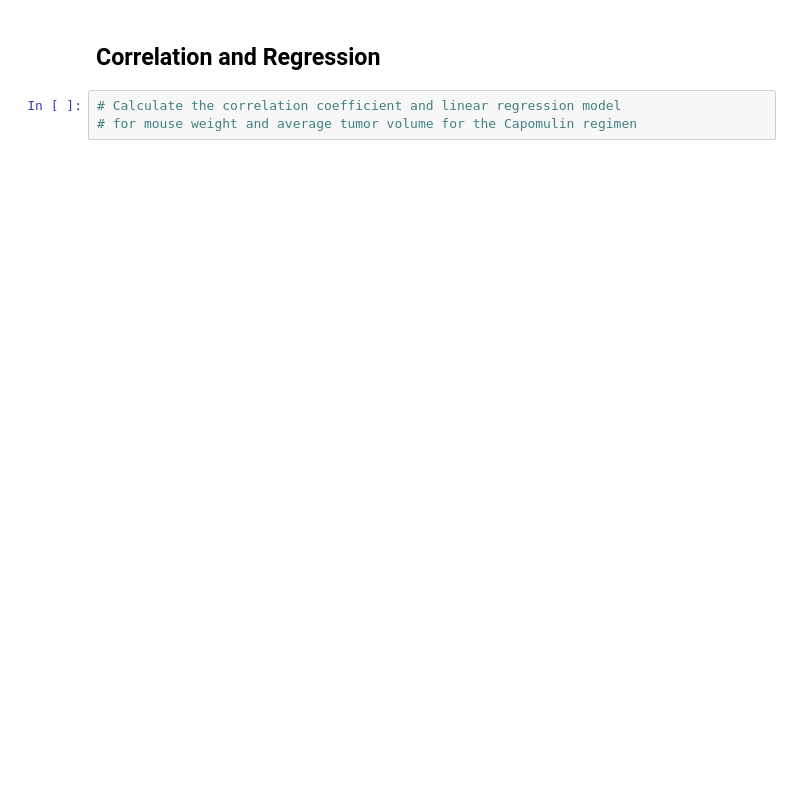
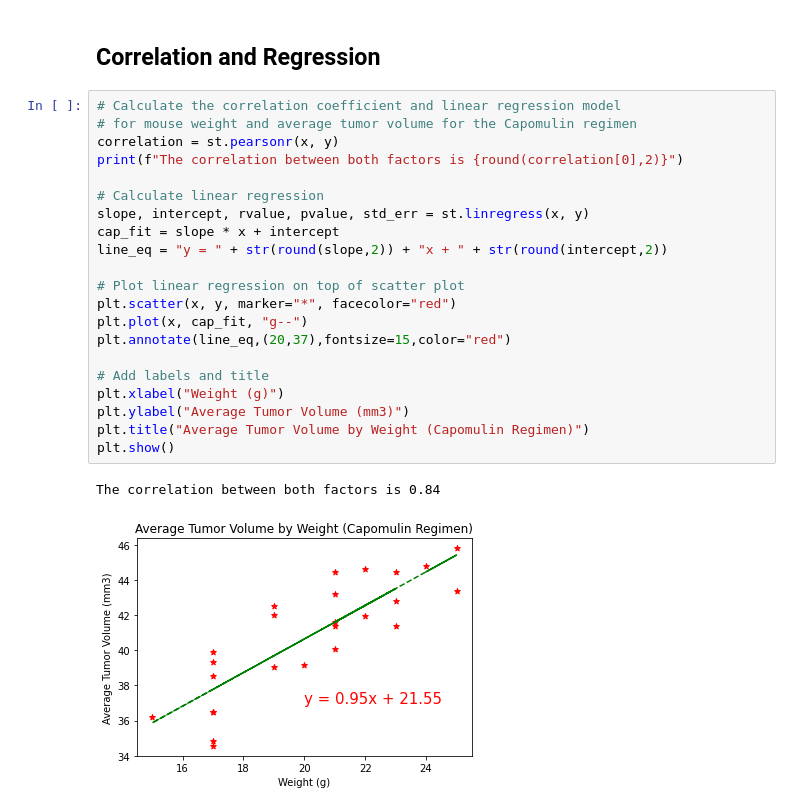
Before and after one commit to andrew-d-miller/matplotlib-challenge, a Jupyter notebook: Pymaceuticals/pymaceuticals_starter.ipynb, the cells around one changed output. Saved outputs shown, nothing was run; the diff lists cells and outputs as text; blank space fills up the shorter version.

```diff
--- a/Pymaceuticals/pymaceuticals_starter.ipynb
+++ b/Pymaceuticals/pymaceuticals_starter.ipynb
@@ -282,5 +284,26 @@ Text(0.5, 1.0, 'Capomulin Tumor Treatment for Mouse ID "m601"')
 # %% [markdown]
 ## Correlation and Regression
-# %%
-# Calculate the correlation coefficient and linear regression model
-# for mouse weight and average tumor volume for the Capomulin regimen
+# %%
+# Calculate the correlation coefficient and linear regression model
+# for mouse weight and average tumor volume for the Capomulin regimen
+correlation = st.pearsonr(x, y)
+print(f"The correlation between both factors is {round(correlation[0],2)}")
+
+# Calculate linear regression
+slope, intercept, rvalue, pvalue, std_err = st.linregress(x, y)
+cap_fit = slope * x + intercept
+line_eq = "y = " + str(round(slope,2)) + "x + " + str(round(intercept,2))
+
+# Plot linear regression on top of scatter plot
+plt.scatter(x, y, marker="*", facecolor="red")
+plt.plot(x, cap_fit, "g--")
+plt.annotate(line_eq,(20,37),fontsize=15,color="red")
+
+# Add labels and title
+plt.xlabel("Weight (g)")
+plt.ylabel("Average Tumor Volume (mm3)")
+plt.title("Average Tumor Volume by Weight (Capomulin Regimen)")
+plt.show()
+# %% [output]
+The correlation between both factors is 0.84
+[figure, added]
```
Also changed, not shown: parts of 11 cells of this notebook.
